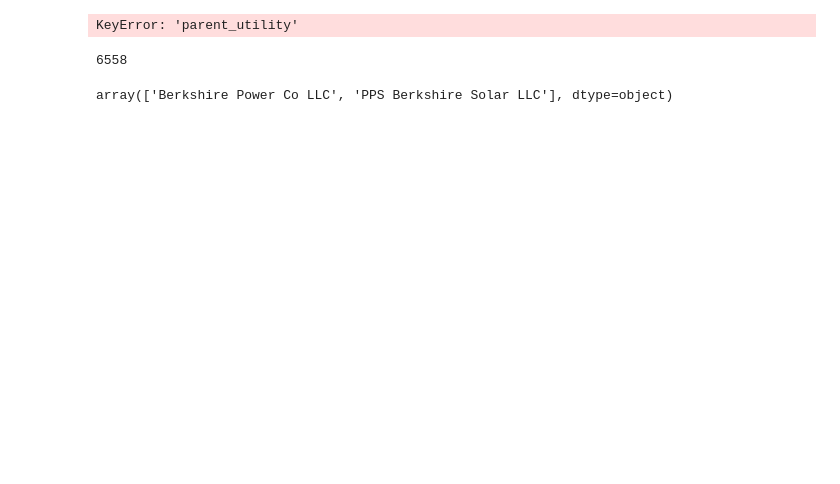
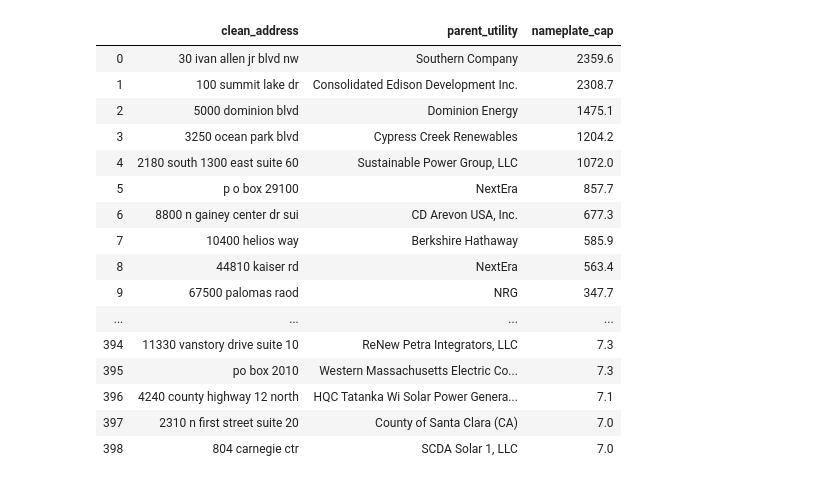
Before and after one commit to rachelsanderson/reduced-form, a Jupyter notebook: Analyses/GeneratorData/generators-by-utility.ipynb, the cells around one changed output. Saved outputs shown, nothing was run; the diff lists cells and outputs as text; code cells hidden in the pictures; blank space fills up the shorter version.

```diff
--- a/Analyses/GeneratorData/generators-by-utility.ipynb
+++ b/Analyses/GeneratorData/generators-by-utility.ipynb
@@ -1,7 +1,8 @@
 # %%
 import pandas as pd
 import numpy as np
-# pd.set_option('display.max_rows', None)
+import matplotlib as plt
+pd.set_option('display.max_rows', None)
 # %%
 # list of operating projects in 2018
 gen = pd.read_csv('/Users/rachelanderson/Dropbox (Princeton)/Data for Tax Equity Project/eia_data/eia8602018/merged_clean_address.csv')
@@ -30,4 +17,20 @@ gen['clean_address'] = gen['clean_address'].apply(lambda x: s.join(x.lower().spl
 # %%
-solar[(solar['operating_year']==2016) & (solar['plant_state']=='CA')].groupby(['clean_address','parent_utility']).nameplate_cap.sum().sort_values(ascending=False).reset_index().head(10)
+solar.groupby(['clean_address','parent_utility']).nameplate_cap.sum().sort_values(ascending=False).reset_index()
 # %% [output]
-KeyError: 'parent_utility'
+|  | clean_address | parent_utility | nameplate_cap |
+| 0 | 30 ivan allen jr blvd nw | Southern Company | 2359.6 |
+| 1 | 100 summit lake dr | Consolidated Edison Development Inc. | 2308.7 |
+| 2 | 5000 dominion blvd | Dominion Energy | 1475.1 |
+| 3 | 3250 ocean park blvd | Cypress Creek Renewables | 1204.2 |
+| 4 | 2180 south 1300 east suite 60 | Sustainable Power Group, LLC | 1072.0 |
+| 5 | p o box 29100 | NextEra | 857.7 |
+| 6 | 8800 n gainey center dr sui | CD Arevon USA, Inc. | 677.3 |
+| 7 | 10400 helios way | Berkshire Hathaway | 585.9 |
+| 8 | 44810 kaiser rd | NextEra | 563.4 |
+| 9 | 67500 palomas raod | NRG | 347.7 |
+| ... | ... | ... | ... |
+| 394 | 11330 vanstory drive suite 10 | ReNew Petra Integrators, LLC | 7.3 |
+| 395 | po box 2010 | Western Massachusetts Electric Co... | 7.3 |
+| 396 | 4240 county highway 12 north | HQC Tatanka Wi Solar Power Genera... | 7.1 |
+| 397 | 2310 n first street suite 20 | County of Santa Clara (CA) | 7.0 |
+| 398 | 804 carnegie ctr | SCDA Solar 1, LLC | 7.0 |
@@ -36,8 +36,0 @@ gen[]
-# %%
-gen[gen['state']!=gen['plant_state']].shape[0]
-# %% [output]
-6558
-# %%
-gen[gen['utility_name'].str.contains("Berkshire")].utility_name.unique()
-# %% [output]
-array(['Berkshire Power Co LLC', 'PPS Berkshire Solar LLC'], dtype=object)
```
Also changed, not shown: parts of 9 cells of this notebook, 1 other file.
